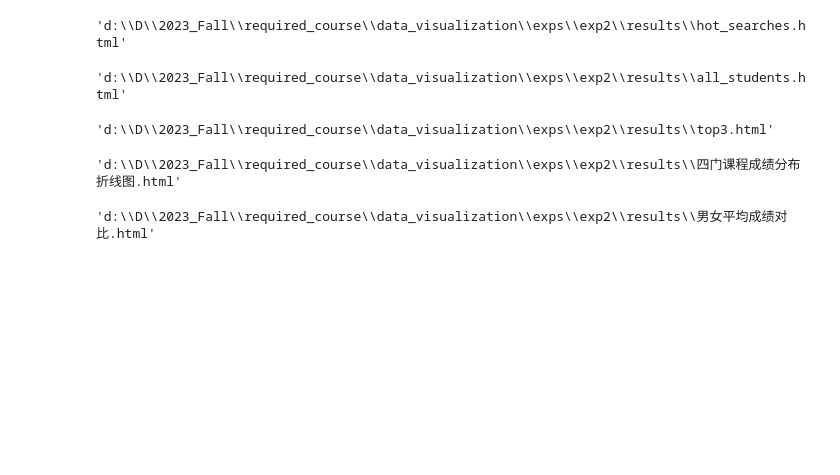
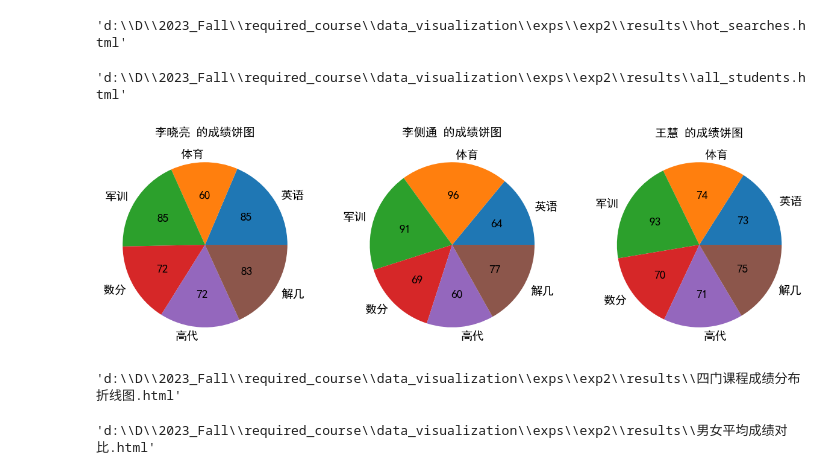
Before and after one commit to Mesong21/-, a Jupyter notebook: exp2/main.ipynb, the cells around one changed output. Cells and saved outputs as stored; diff of their text form; code cells hidden in the pictures; blank space fills up the shorter version.

```diff
--- a/exp2/main.ipynb
+++ b/exp2/main.ipynb
@@ -85,23 +85,24 @@ bar.render('./results/all_students.html')
 # %%
 # 饼图前三名
 from pyecharts.charts import Pie, Grid
 top3 = df.sort_values(by='总分', ascending=False).head(3)
 # print(type(top3))
-grid = Grid()
+import matplotlib.pyplot as plt
+from matplotlib.font_manager import FontProperties
+myfont = FontProperties(fname=r'C:\\Windows\\Fonts\\simhei.ttf', size=14)
+
+fig, axs = plt.subplots(1, 3, figsize=(15, 5))
 
 for i, (index, student) in enumerate(top3.iterrows()):
   scores = student[['英语', '体育', '军训', '数分', '高代', '解几']]
-  pie = (Pie()
-    .add("", [list(z) for z in zip(scores.index.tolist(), scores.tolist())])
-    .set_global_opts(title_opts=opts.TitleOpts(title=f" {student['姓名']} 的成绩饼图"))
-    .set_series_opts(label_opts=opts.LabelOpts(formatter="{b}: {c}"))
-  )
-  pie.render(f'./results/{student["姓名"]}.html')
-  grid.add(pie, grid_opts=opts.GridOpts(pos_left=f'{30*(i+1)}30%', pos_top='10%', width='30%', height='80%'))
+  # print(scores)
+  axs[i].pie(scores, labels=scores.index, autopct=lambda p: f'{p * sum(scores) / 100 :.0f}', textprops={'fontproperties': myfont})
+  axs[i].set_title(f"{student['姓名']} 的成绩饼图", fontproperties=myfont)
 
-grid.render('./results/top3.html') # 有问题
+plt.savefig('./results/top3.png')
+plt.show()
 # %% [output]
-'d:\\D\\2023_Fall\\required_course\\data_visualization\\exps\\exp2\\results\\top3.html'
+[figure, added]
 # %%
 # 英语，数分，高代，解几四门课程的成绩分布图
 from pyecharts.charts import Line
```
Also changed, not shown: 10 other files.
